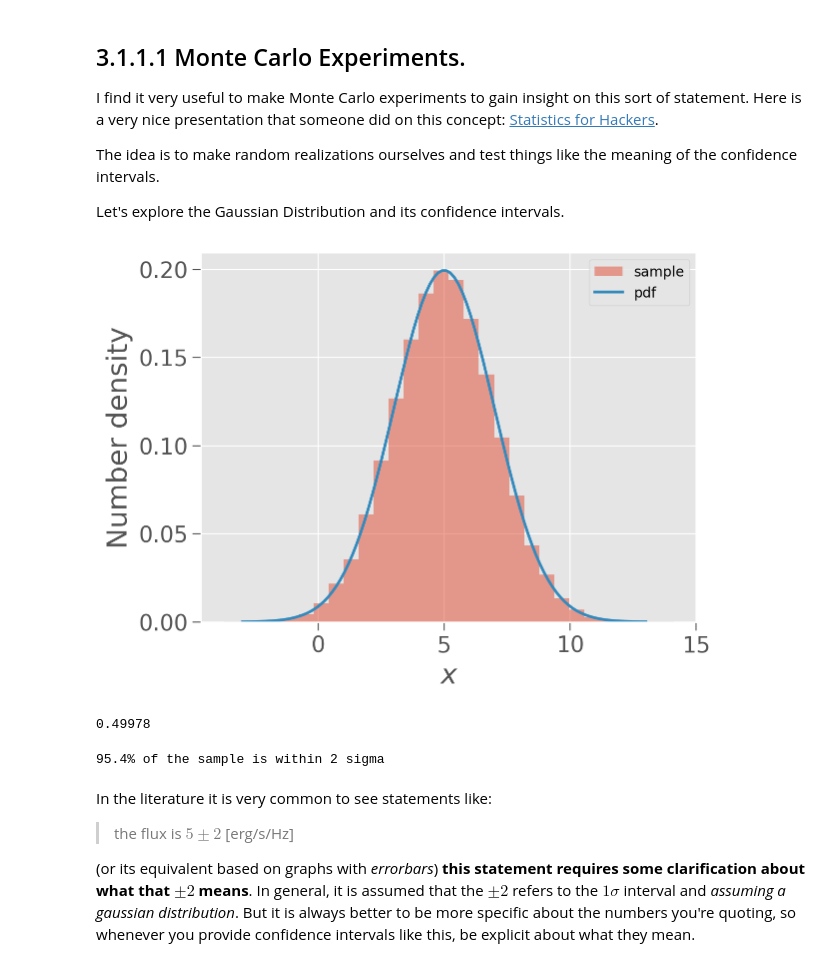
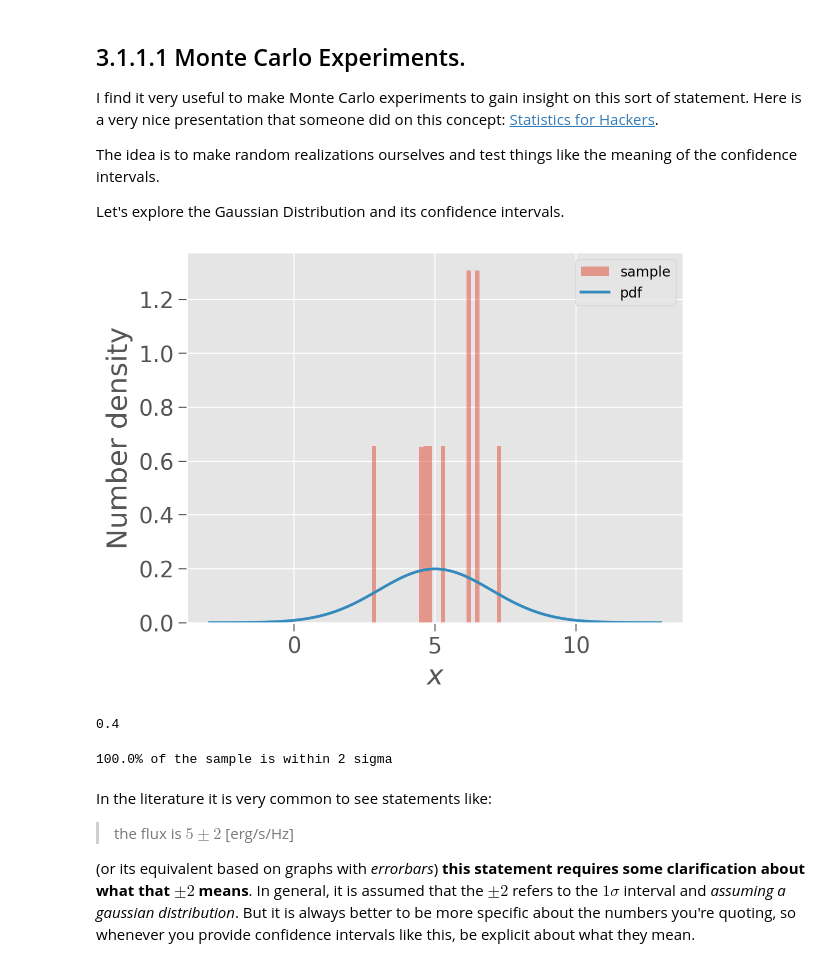
Before and after one commit to cefuente/astroinformatica, a Jupyter notebook: U1 - 1 Intro to Statistics for Astronomers.ipynb, the cells around one changed output. Drawn from its saved outputs; the diff is of its cells as text; code cells hidden in the pictures.

```diff
--- a/U1 - 1 Intro to Statistics for Astronomers.ipynb
+++ b/U1 - 1 Intro to Statistics for Astronomers.ipynb
@@ -251,30 +261,30 @@ np.random.seed(42)
 # %%
 # The histogram of a sample drawn from a gaussian
 
-N_sample = 100000
+N_sample = 10
 sample = gaussian_rv.rvs(size=N_sample)
 
 plt.hist(sample, bins=30, density=True, alpha=0.5, label='sample')
 
 x_to_plot = np.linspace(mu-4*sigma, mu+4*sigma, 100)
 plt.plot(x_to_plot, gaussian_rv.pdf(x_to_plot), label='pdf')
 
 plt.ylabel(r'Number density')
 plt.legend()
 _= plt.xlabel(r'$x$')
 # %% [output]
-[figure, old version]
+[figure, new version]
 # %%
 sum(sample<mu)/N_sample
 # %% [output]
-0.49978
+0.4
 # %%
 # Testing the 2 sigma interval
 
 n_in_2_sigma = np.sum((sample>mu-2*sigma) * (sample<mu+2*sigma)) / N_sample
 print('{:.1f}% of the sample is within 2 sigma'.format(n_in_2_sigma * 100))
 # %% [output]
-95.4% of the sample is within 2 sigma
+100.0% of the sample is within 2 sigma
 # %% [markdown]
 In the literature it is very common to see statements like:
 
```
Also changed, not shown: parts of 13 cells of this notebook, 1 other file.
